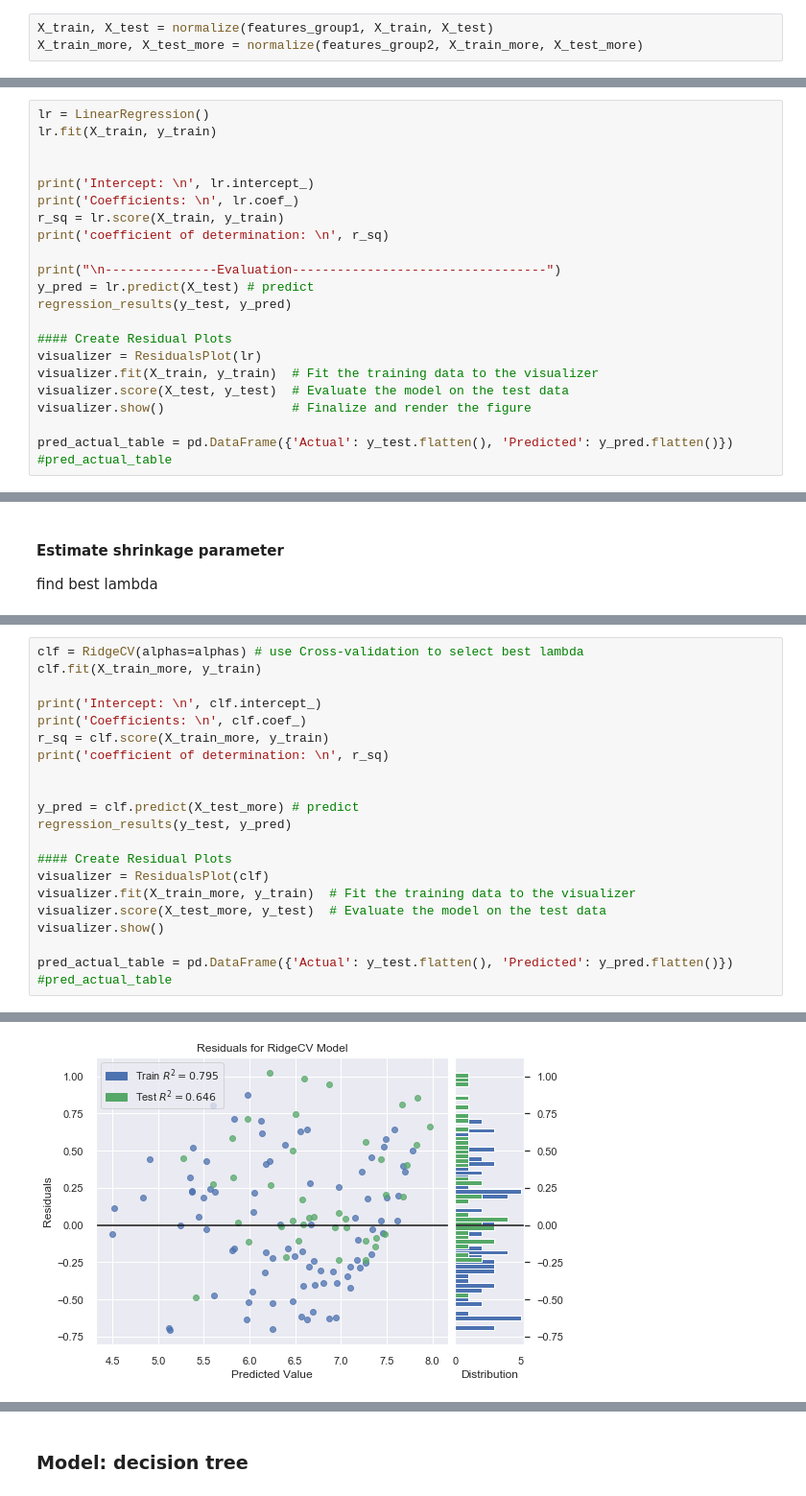
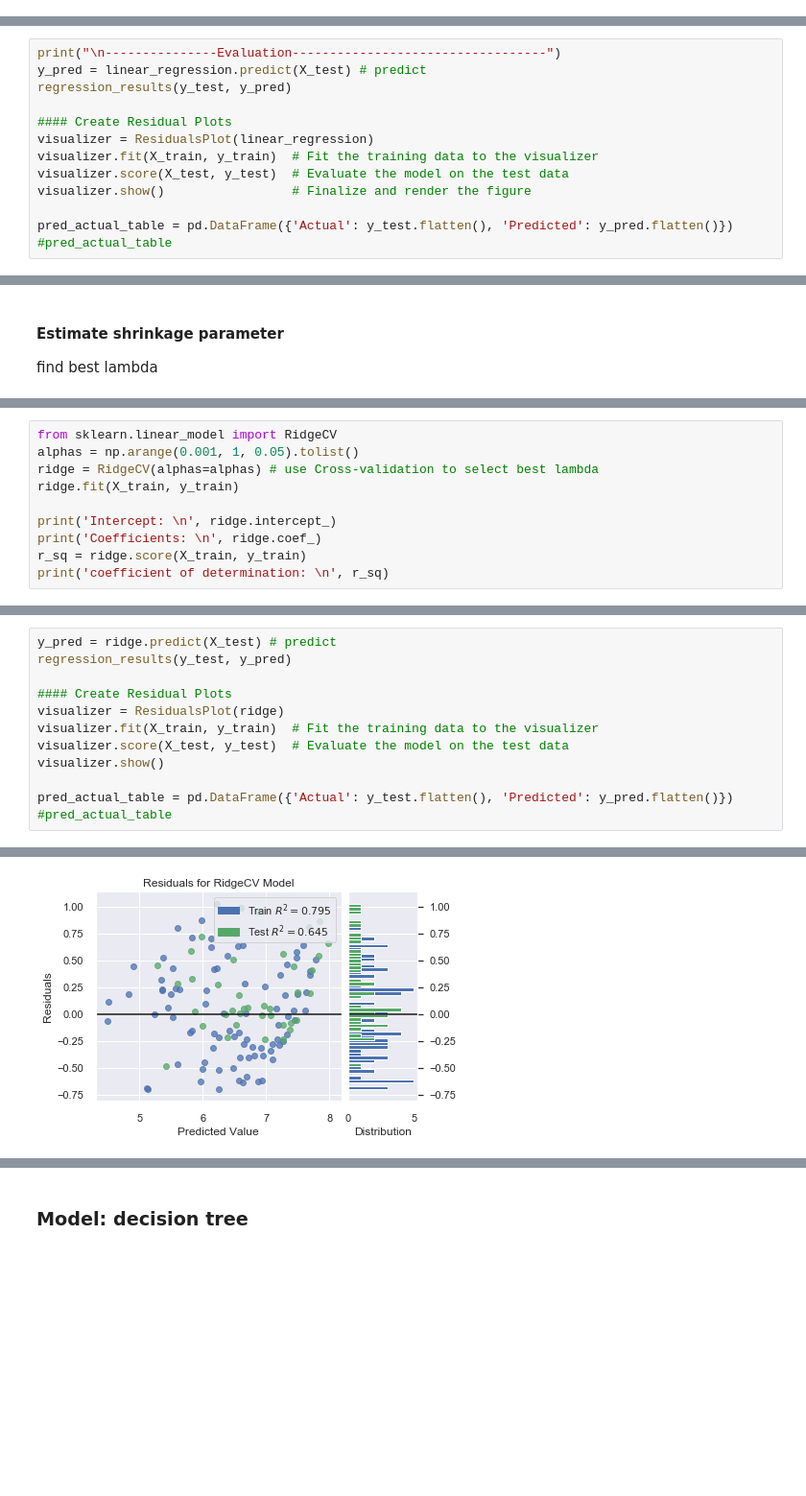
Before and after one commit to YiranJing/Health_and_Happiness_Study, a Jupyter notebook: notebook/Stage_2_model.ipynb, the cells around one changed output, grey strips where cells are left out. Shown at 96% size. Saved outputs shown, nothing was run; the diff lists cells and outputs as text; blank space fills up the shorter version.

```diff
--- a/notebook/Stage_2_model.ipynb
+++ b/notebook/Stage_2_model.ipynb
@@ -195,4 +184 @@ def normalize(features_group, X_train, X_test):
-# %%
-X_train, X_test = normalize(features_group1, X_train, X_test)
-X_train_more, X_test_more = normalize(features_group2, X_train_more, X_test_more)
 # %%
@@ -219,19 +224,10 @@ features are 'Economy (GDP per Capita)', 'Family','Health (Life Expectancy)','Fr
 # %%
-lr = LinearRegression()
-lr.fit(X_train, y_train)
-
-
-print('Intercept: \n', lr.intercept_)
-print('Coefficients: \n', lr.coef_)
-r_sq = lr.score(X_train, y_train)
-print('coefficient of determination: \n', r_sq)
-
 print("\n---------------Evaluation----------------------------------")
-y_pred = lr.predict(X_test) # predict
+y_pred = linear_regression.predict(X_test) # predict
 regression_results(y_test, y_pred)
 
 #### Create Residual Plots
-visualizer = ResidualsPlot(lr)
+visualizer = ResidualsPlot(linear_regression)
 visualizer.fit(X_train, y_train)  # Fit the training data to the visualizer
 visualizer.score(X_test, y_test)  # Evaluate the model on the test data
 visualizer.show()                 # Finalize and render the figure
@@ -311,0 +257,10 @@ alphas = np.arange(0.001, 1, 0.001).tolist()
+# %%
+from sklearn.linear_model import RidgeCV
+alphas = np.arange(0.001, 1, 0.05).tolist()
+ridge = RidgeCV(alphas=alphas) # use Cross-validation to select best lambda
+ridge.fit(X_train, y_train)
+
+print('Intercept: \n', ridge.intercept_)
+print('Coefficients: \n', ridge.coef_)
+r_sq = ridge.score(X_train, y_train)
+print('coefficient of determination: \n', r_sq)
@@ -312,20 +275,11 @@ alphas = np.arange(0.001, 1, 0.001).tolist()
 # %%
-clf = RidgeCV(alphas=alphas) # use Cross-validation to select best lambda
-clf.fit(X_train_more, y_train)
-
-print('Intercept: \n', clf.intercept_)
-print('Coefficients: \n', clf.coef_)
-r_sq = clf.score(X_train_more, y_train)
-print('coefficient of determination: \n', r_sq)
-
-
-y_pred = clf.predict(X_test_more) # predict
+y_pred = ridge.predict(X_test) # predict
 regression_results(y_test, y_pred)
 
 #### Create Residual Plots
-visualizer = ResidualsPlot(clf)
-visualizer.fit(X_train_more, y_train)  # Fit the training data to the visualizer
-visualizer.score(X_test_more, y_test)  # Evaluate the model on the test data
+visualizer = ResidualsPlot(ridge)
+visualizer.fit(X_train, y_train)  # Fit the training data to the visualizer
+visualizer.score(X_test, y_test)  # Evaluate the model on the test data
 visualizer.show()
 
 pred_actual_table = pd.DataFrame({'Actual': y_test.flatten(), 'Predicted': y_pred.flatten()})
@@ -347,2 +294,2 @@ RMSE:  0.4529
-[figure, old version]
+[figure, new version]
 # %% [markdown]
```
Also changed, not shown: parts of 26 cells of this notebook.
